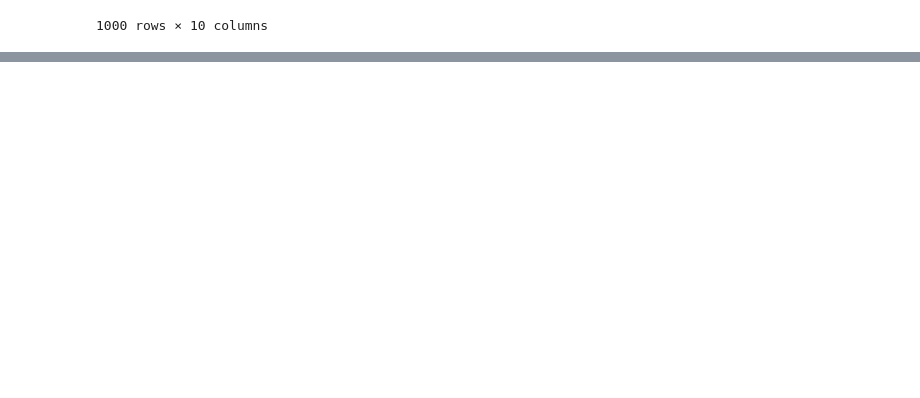
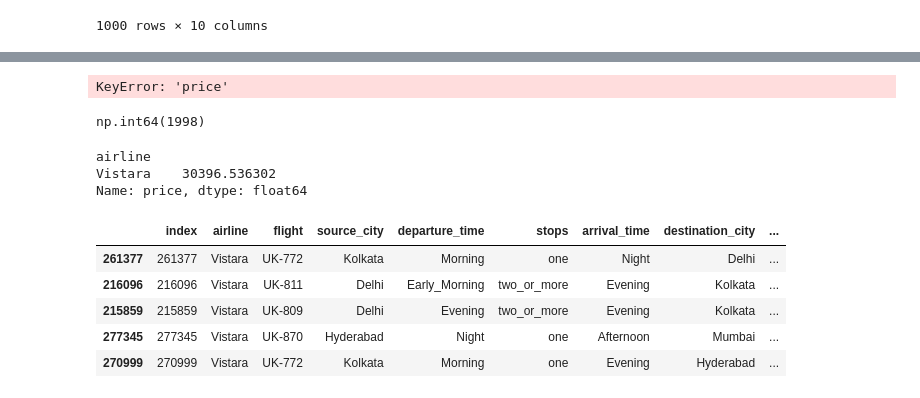
Before and after one commit to thesujalgaur/DATA-SCIENCE-Personal, a Jupyter notebook: Pandas/Groupby.ipynb, the cells around one changed output, grey strips where cells are left out. Saved outputs shown, nothing was run; the diff lists cells and outputs as text; code cells hidden in the pictures; blank space fills up the shorter version.

```diff
--- a/Pandas/Groupby.ipynb
+++ b/Pandas/Groupby.ipynb
@@ -821,0 +828,18 @@ movies
+# %%
+dtc=(flight['source_city']=='Delhi') & (flight['destination_city']=='Chennai')
+dtc[dtc.loc['price']]
+# %% [output]
+KeyError: 'price'
+# %%
+a=flight[(flight['source_city']=='Delhi') & (flight['destination_city']=='Chennai')]['price'].min()
+a
+# %% [output]
+np.int64(1998)
+# %%
+# Kaunsi Airline sabse mehengi hai on average?
+flight.sample()
+flight.groupby('airline')['price'].mean().sort_values(ascending=False).head(1)
+# %% [output]
+airline
+Vistara    30396.536302
+Name: price, dtype: float64
@@ -821,0 +852,9 @@ movies
+# %%
+flight.sort_values(by='price',ascending=False).head(5)
+# %% [output]
+|  | index | airline | flight | source_city | departure_time | stops | arrival_time | destination_city | ... |
+| 261377 | 261377 | Vistara | UK-772 | Kolkata | Morning | one | Night | Delhi | ... |
+| 216096 | 216096 | Vistara | UK-811 | Delhi | Early_Morning | two_or_more | Evening | Kolkata | ... |
+| 215859 | 215859 | Vistara | UK-809 | Delhi | Evening | two_or_more | Evening | Kolkata | ... |
+| 277345 | 277345 | Vistara | UK-870 | Hyderabad | Night | one | Afternoon | Mumbai | ... |
+| 270999 | 270999 | Vistara | UK-772 | Kolkata | Morning | one | Evening | Hyderabad | ... |
```
Also changed, not shown: parts of 11 cells of this notebook, 9 other files.
